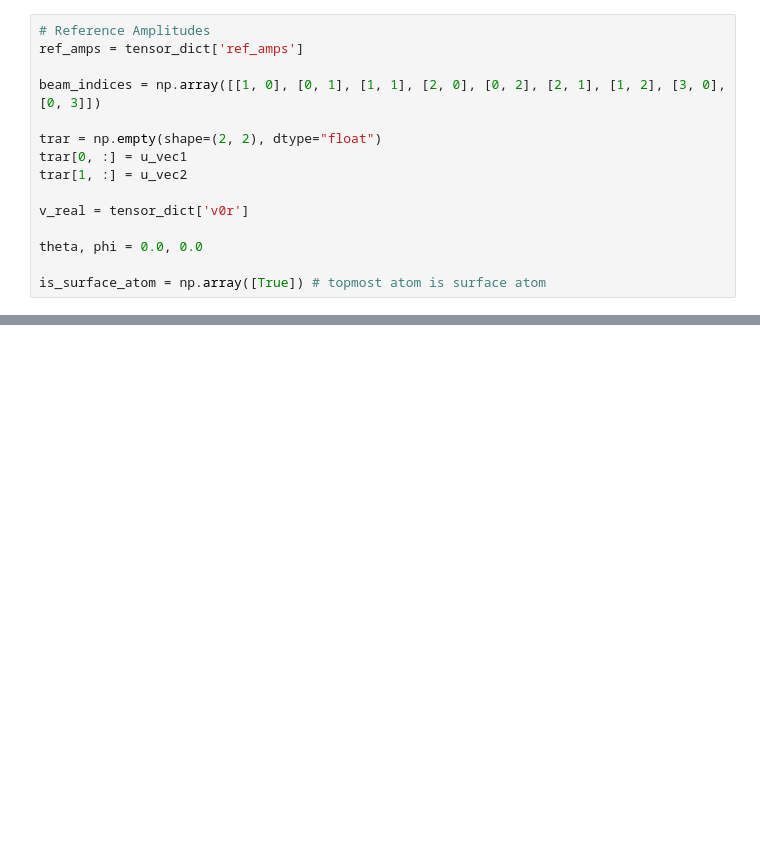
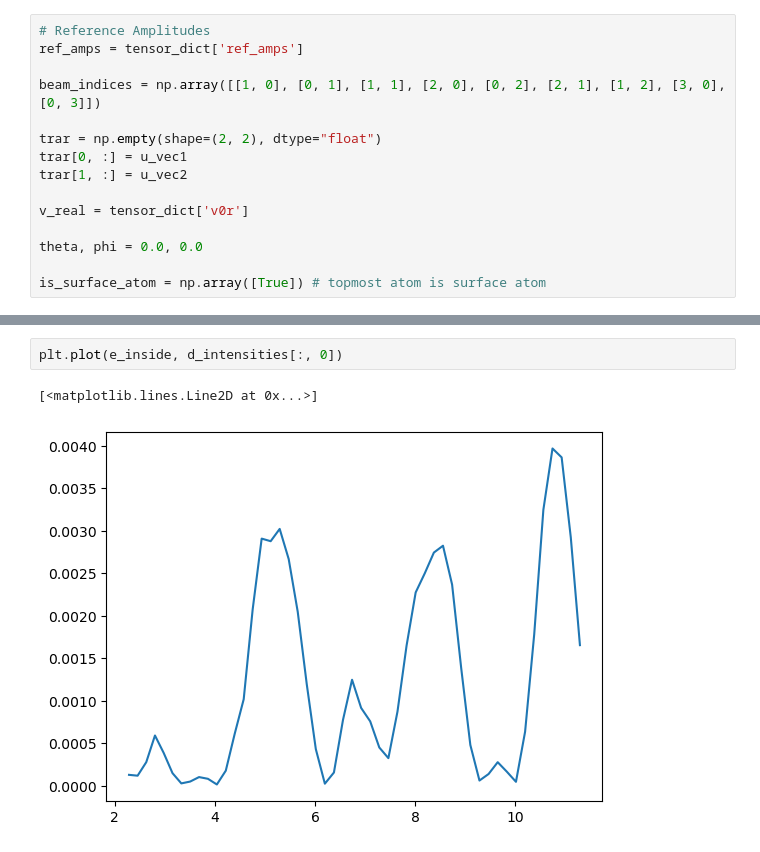
Before and after one commit to viperleed/viperleed-jax, a Jupyter notebook: Cu(111).ipynb, the cells around one changed output, grey strips where cells are left out. Saved outputs shown, nothing was run; the diff lists cells and outputs as text; blank space fills up the shorter version.

```diff
--- a/Cu(111).ipynb
+++ b/Cu(111).ipynb
@@ -145,0 +161,5 @@ TypeError: '<class 'jaxlib.xla_extension.ArrayImpl'>' object does not support it
+# %%
+plt.plot(e_inside, d_intensities[:, 0])
+# %% [output]
+[<matplotlib.lines.Line2D at 0x...>]
+[figure, added]
```
Also changed, not shown: parts of 7 cells of this notebook, 1 other file.
